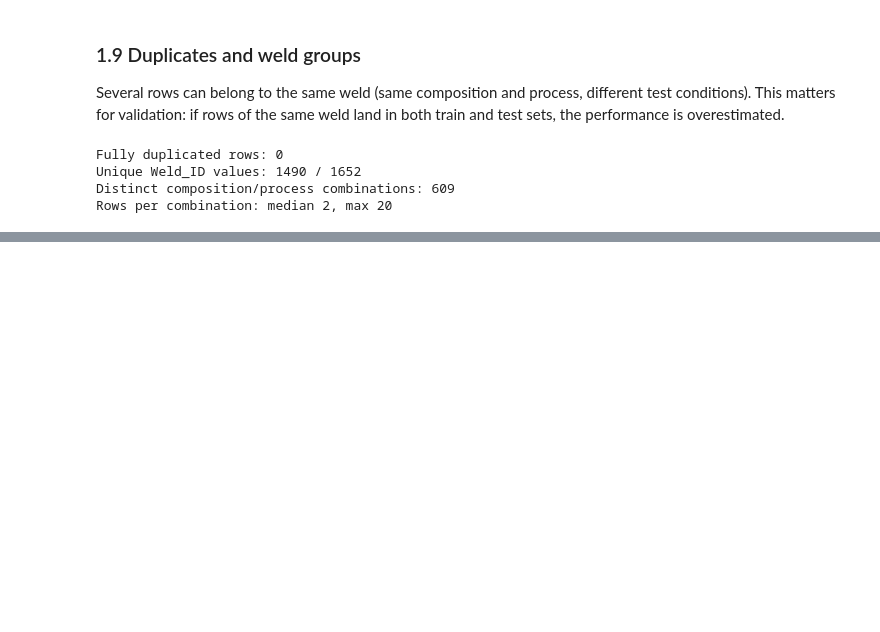
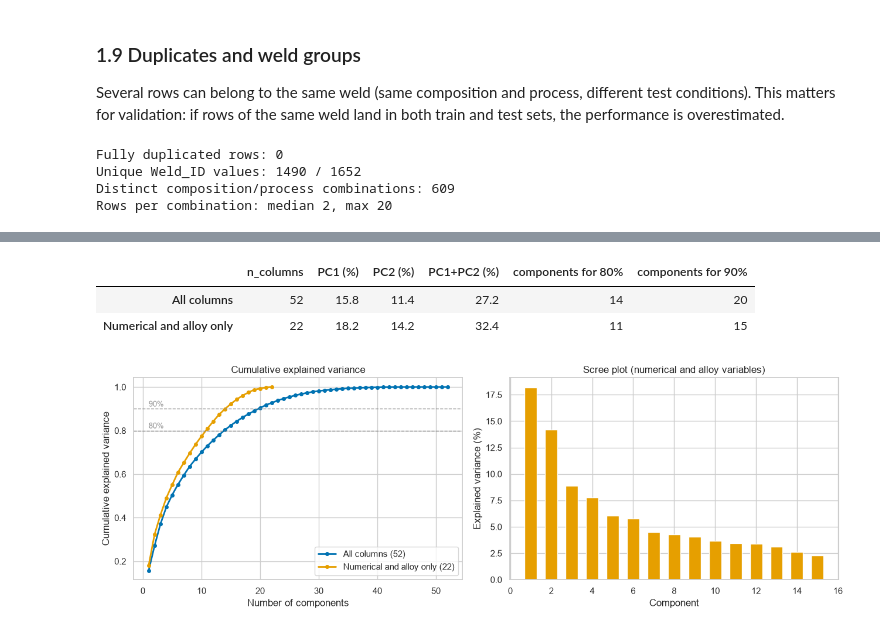
Before and after one commit to andredemedeiros/weld-quality-prediction, a Jupyter notebook: ml_project_nico.ipynb, the cells around one changed output, grey strips where cells are left out. Drawn from its saved outputs; the diff is of its cells as text; code cells hidden in the pictures; blank space fills up the shorter version.

Commit message:
data preprocessing+pca+choice of variables

```diff
--- a/ml_project_nico.ipynb
+++ b/ml_project_nico.ipynb
@@ -290,0 +399,11 @@ Rows per combination: median 2, max 20
+# %%
+X = df_clean[features]
+groups = df_clean["Group"]
+
+print(f"X: {X.shape[0]} welds x {X.shape[1]} features, {groups.nunique()} weld groups")
+
+# Availability of each candidate quality variable (information only, no row is removed)
+pd.DataFrame({
+    "n_values": df_clean[candidate_quality_cols].notna().sum(),
+    "pct_missing": (df_clean[candidate_quality_cols].isna().mean() * 100).round(1),
+})
@@ -290,0 +487,7 @@ Rows per combination: median 2, max 20
+# %%
+X_t = preprocessor.fit_transform(X)
+
+print(f"{X.shape[1]} raw features -> {X_t.shape[1]} columns after preprocessing")
+print(f"Remaining NaN: {int(X_t.isna().sum().sum())}")
+
+X_t.describe().T[["mean", "std", "min", "max"]].round(2).head(12)
@@ -290,0 +521,56 @@ Rows per combination: median 2, max 20
+# %%
+from sklearn.decomposition import PCA
+
+numeric_cols = [c for c in X_t.columns
+                if c.startswith(("alloy__", "numeric__")) and "missingindicator" not in c]
+X_pca_all = X_t
+X_pca_num = X_t[numeric_cols]
+
+pca_all = PCA().fit(X_pca_all)
+pca_num = PCA().fit(X_pca_num)
+
+
+def n_components_for(pca, threshold):
+    return int(np.argmax(np.cumsum(pca.explained_variance_ratio_) >= threshold)) + 1
+
+
+pd.DataFrame({
+    "n_columns": [X_pca_all.shape[1], X_pca_num.shape[1]],
+    "PC1 (%)": [pca_all.explained_variance_ratio_[0] * 100, pca_num.explained_variance_ratio_[0] * 100],
+    "PC2 (%)": [pca_all.explained_variance_ratio_[1] * 100, pca_num.explained_variance_ratio_[1] * 100],
+    "PC1+PC2 (%)": [pca_all.explained_variance_ratio_[:2].sum() * 100, pca_num.explained_variance_ratio_[:2].sum() * 100],
+    "components for 80%": [n_components_for(pca_all, 0.80), n_components_for(pca_num, 0.80)],
+    "components for 90%": [n_components_for(pca_all, 0.90), n_components_for(pca_num, 0.90)],
+}, index=["All columns", "Numerical and alloy only"]).round(1)
+# %% [output]
+|  | n_columns | PC1 (%) | PC2 (%) | PC1+PC2 (%) | components for 80% | components for 90% |
+| All columns | 52 | 15.8 | 11.4 | 27.2 | 14 | 20 |
+| Numerical and alloy only | 22 | 18.2 | 14.2 | 32.4 | 11 | 15 |
+# %%
+BLUE, ORANGE, GREY = "#0072B2", "#E69F00", "#8c8c8c"
+
+fig, axes = plt.subplots(1, 2, figsize=(13, 4.5))
+
+for pca, label, color in [(pca_all, f"All columns ({X_pca_all.shape[1]})", BLUE),
+                          (pca_num, f"Numerical and alloy only ({X_pca_num.shape[1]})", ORANGE)]:
+    cumulative = np.cumsum(pca.explained_variance_ratio_)
+    axes[0].plot(range(1, len(cumulative) + 1), cumulative, marker="o", markersize=4, linewidth=2,
+                 color=color, label=label)
+for threshold in (0.80, 0.90):
+    axes[0].axhline(threshold, color=GREY, linestyle="--", linewidth=1)
+    axes[0].text(1, threshold + 0.01, f"{threshold:.0%}", color=GREY, fontsize=9)
+axes[0].set_xlabel("Number of components")
+axes[0].set_ylabel("Cumulative explained variance")
+axes[0].set_title("Cumulative explained variance")
+axes[0].legend(loc="lower right")
+
+n_show = 15
+axes[1].bar(range(1, n_show + 1), pca_num.explained_variance_ratio_[:n_show] * 100, color=ORANGE, width=0.6)
+axes[1].set_xlabel("Component")
+axes[1].set_ylabel("Explained variance (%)")
+axes[1].set_title("Scree plot (numerical and alloy variables)")
+
+plt.tight_layout()
+plt.show()
+# %% [output]
+[figure, added]
```
Also changed, not shown: parts of 22 cells of this notebook.
